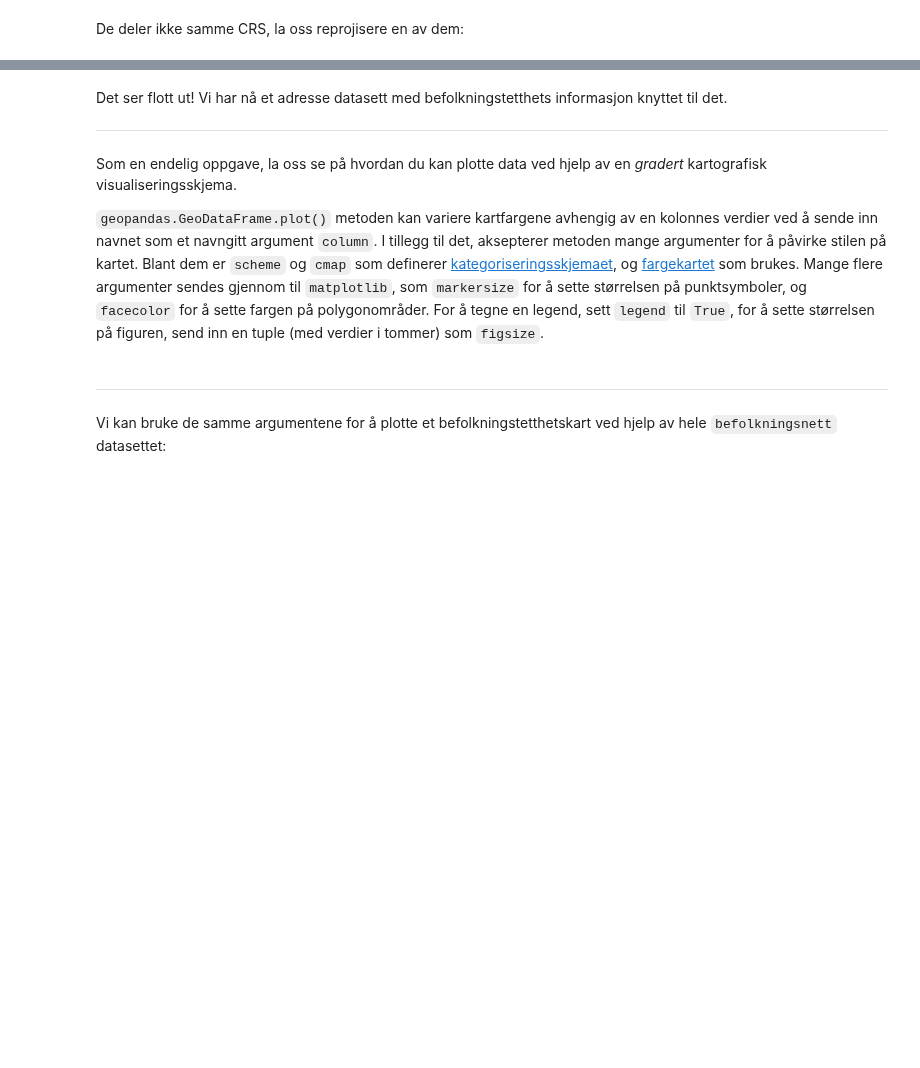
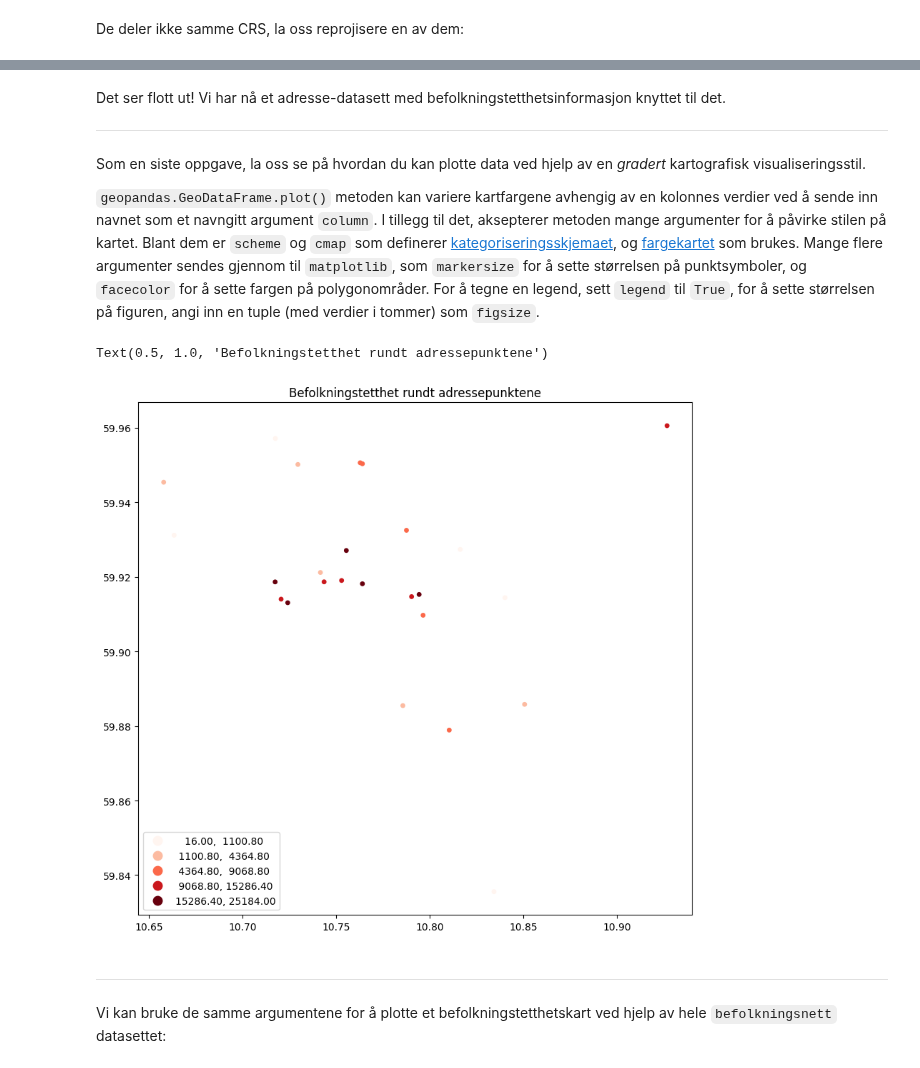
Before and after one commit to haavardaagesen/gmgi221, a Jupyter notebook: content/notebooks/07_romlig_kobling.ipynb, the cells around one changed output, grey strips where cells are left out. Saved outputs shown, nothing was run; the diff lists cells and outputs as text; code cells hidden in the pictures; blank space fills up the shorter version.

```diff
--- a/content/notebooks/07_romlig_kobling.ipynb
+++ b/content/notebooks/07_romlig_kobling.ipynb
@@ -91,13 +71,7 @@ befolkningsnett.crs = "EPSG:3879"  # for WFS data, må CRS spesifiseres manuelt
 # %%
 import geopandas
 
-adresser = geopandas.read_file(DATA_DIRECTORY / "adresser.gpkg")
+adresser = geopandas.read_file(DATA_MAPPE / "oslo_adresser" / "adresser.gpkg")
 
-befolkningsnett = geopandas.read_file(
-    "https://avoidatastr.blob.core.windows.net/avoindata/AvoinData/"
-    "6_Asuminen/Vaestotietoruudukko/Shp/Vaestotietoruudukko_2021_shp.zip"
+befolkningsnett = geopandas.read_file(DATA_MAPPE / "ssb_rutenett" / "befolkning_250m_2023_oslo.gpkg"
 )
-befolkningsnett = (
-    befolkningsnett[["ASUKKAITA", "geometri"]]
-    .rename(columns={"ASUKKAITA": "asukkaita"})
-)
@@ -124,12 +87,9 @@ og gi de gjenværende engelske navn:
-# %%
-befolkningsnett = befolkningsnett[["asukkaita", "geometri"]]
-befolkningsnett = befolkningsnett.rename(columns={"asukkaita": "population"})
 # %% [markdown]
 Til slutt, beregn befolkningstettheten ved å dele antall innbyggere
 av hver rutenettcelle med arealet i km²:
 # %%
-befolkningsnett["population_density"] = (
-    befolkningsnett["population"]
+befolkningsnett["pop_density"] = (
+    befolkningsnett["pop_tot"]
     / (befolkningsnett.area / 1_000_000)
 )
 befolkningsnett.head()
@@ -188,25 +163,27 @@ adresser_med_befolkningsdata.head()
 # %% [markdown]
-Det ser flott ut! Vi har nå et adresse datasett med befolkningstetthets
-informasjon knyttet til det.
+Det ser flott ut! Vi har nå et adresse-datasett med befolkningstetthetsinformasjon knyttet til det.
 
 
 ---
 
 
-Som en endelig oppgave, la oss se på hvordan du kan plotte data ved hjelp av en *gradert*
-kartografisk visualiseringsskjema.
+Som en siste oppgave, la oss se på hvordan du kan plotte data ved hjelp av en *gradert*
+kartografisk visualiseringsstil.
 
-`geopandas.GeoDataFrame.plot()` metoden kan variere kartfargene avhengig av en kolonnes verdier ved å sende inn navnet som et navngitt argument `column`. I tillegg til det, aksepterer metoden mange argumenter for å påvirke stilen på kartet. Blant dem er `scheme` og `cmap` som definerer [kategoriseringsskjemaet](https://geopandas.org/en/stable/gallery/choropleths.html), og [fargekartet](https://matplotlib.org/stable/tutorials/colors/colormaps.html) som brukes. Mange flere argumenter sendes gjennom til `matplotlib`, som `markersize` for å sette størrelsen på punktsymboler, og `facecolor` for å sette fargen på polygonområder. For å tegne en legend, sett `legend` til `True`, for å sette størrelsen på figuren, send inn en tuple (med verdier i tommer) som `figsize`.
+`geopandas.GeoDataFrame.plot()` metoden kan variere kartfargene avhengig av en kolonnes verdier ved å sende inn navnet som et navngitt argument `column`. I tillegg til det, aksepterer metoden mange argumenter for å påvirke stilen på kartet. Blant dem er `scheme` og `cmap` som definerer [kategoriseringsskjemaet](https://geopandas.org/en/stable/gallery/choropleths.html), og [fargekartet](https://matplotlib.org/stable/tutorials/colors/colormaps.html) som brukes. Mange flere argumenter sendes gjennom til `matplotlib`, som `markersize` for å sette størrelsen på punktsymboler, og `facecolor` for å sette fargen på polygonområder. For å tegne en legend, sett `legend` til `True`, for å sette størrelsen på figuren, angi inn en tuple (med verdier i tommer) som `figsize`.
 # %%
 ax = adresser_med_befolkningsdata.plot(
     figsize=(10, 10),
-    column="population_density",
+    column="pop_density",
     cmap="Reds",
     scheme="quantiles",
     markersize=15,
     legend=True
 )
 ax.set_title("Befolkningstetthet rundt adressepunktene")
+# %% [output]
+Text(0.5, 1.0, 'Befolkningstetthet rundt adressepunktene')
+[figure, added]
 # %% [markdown]
 ---
 
```
Also changed, not shown: parts of 13 cells of this notebook, 26 other files.
